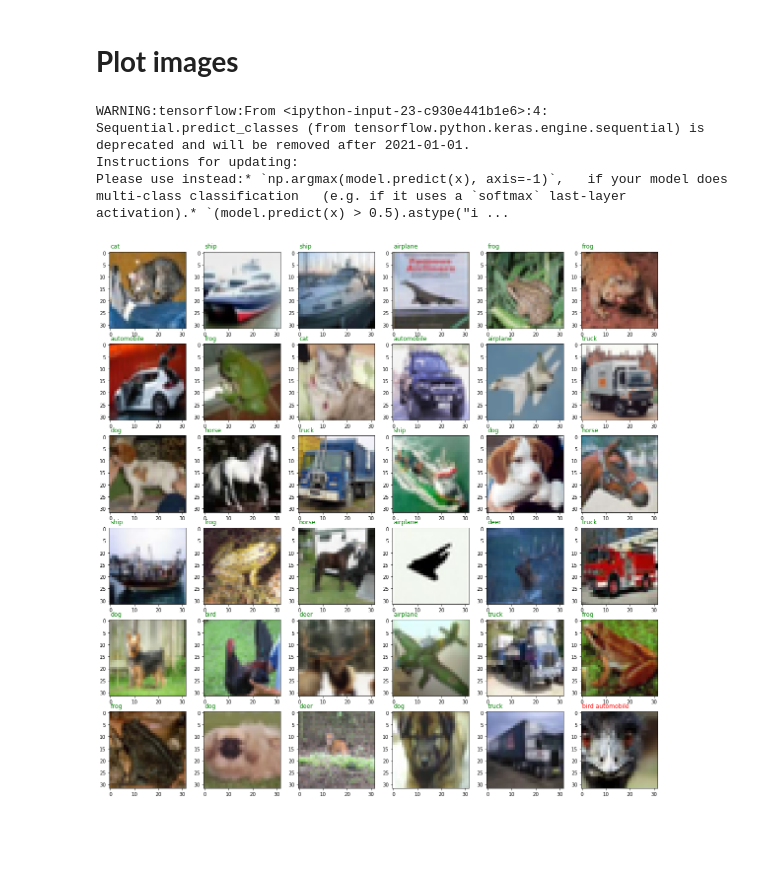
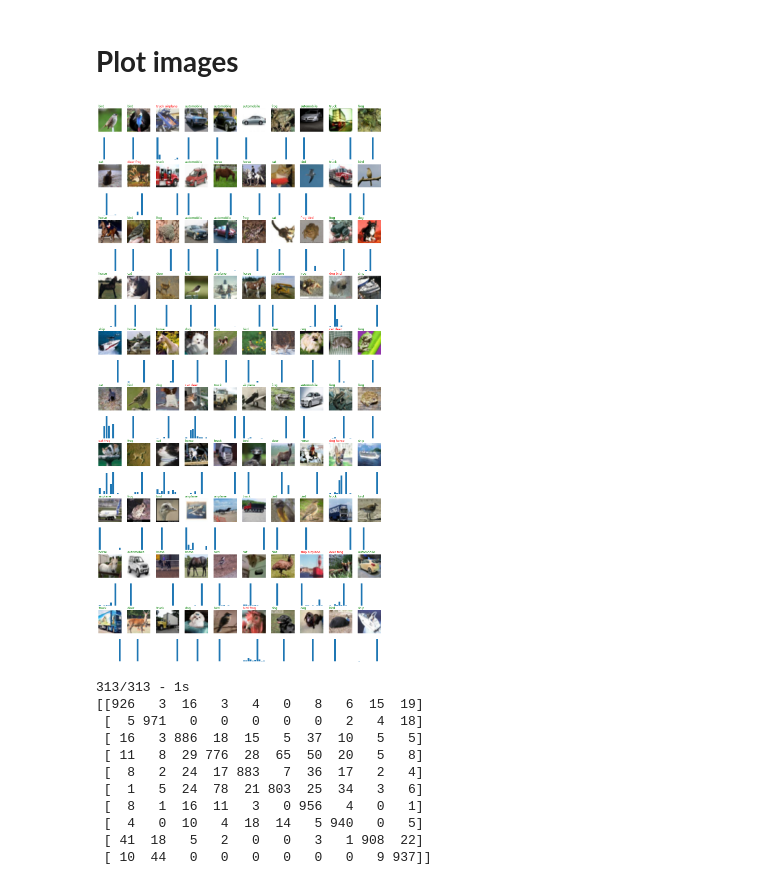
Before and after one commit to marcinwolter/MachineLearning2020, a Jupyter notebook: CNN_with_Image_Augmentation.ipynb, the cells around one changed output. Saved outputs shown, nothing was run; the diff lists cells and outputs as text; code cells hidden in the pictures; blank space fills up the shorter version.

```diff
--- a/CNN_with_Image_Augmentation.ipynb
+++ b/CNN_with_Image_Augmentation.ipynb
@@ -41,11 +40,11 @@ Downloading data from https://www.cs.toronto.edu/~kriz/cifar-10-python.tar.gz
 # %%
 # set up image augmentation
 datagen = ImageDataGenerator(
-    rotation_range=15,
+    rotation_range=30,
     horizontal_flip=True,
-    width_shift_range=0.1,
-    height_shift_range=0.1
-    #zoom_range=0.3
+    width_shift_range=0.2,
+    height_shift_range=0.2,
+    zoom_range=0.25
     )
 datagen.fit(x_train)
 # %%
@@ -55,6 +54,7 @@ for X_batch, y_batch in datagen.flow(x_train, y_train, batch_size=9):
     for i in range(0, 9):
          plt.subplot(330 + 1 + i)
          plt.imshow(X_batch[i].astype(np.uint8))
+         plt.axis('off')
     plt.show()
     break
 # %% [output]
@@ -65,10 +65,11 @@ Augmentation of a single image
 # see example augmentation images
 fig = plt.figure(figsize=(12, 12))
 
-for i in range(0, 9):
+for i in range(0, 25):
     for X_batch, y_batch in datagen.flow(x_train[1:3], y_train[1:3], batch_size=1, shuffle=False):
-         plt.subplot(330 + 1 + i)
+         plt.subplot(5,5,i+1)
          plt.imshow(X_batch[0].astype(np.uint8))
+         plt.axis('off')
          break
 
 plt.show()
@@ -271,5 +272,5 @@ _________________________________________________________________
 # %%
 # train with image augmentation
 history2=model2.fit_generator(datagen.flow(x_train, y_train, batch_size=128),
-                    steps_per_epoch = len(x_train) / 128, epochs=100, validation_data=(x_test, y_test))
+                    steps_per_epoch = len(x_train) / 128, epochs=200, validation_data=(x_test, y_test))
 # %% [output]
@@ -311,22 +314,59 @@ model2_train_acc
 # %% [markdown]
 # **Plot images**
 # %%
-# Names of predicted classes
+# Names of predicted classes (randomly chosen images)
+
+import random
+
+
 class_names = ["airplane", "automobile", "bird", "cat", "deer", "dog", "frog", "horse", "ship", "truck"]
 
 y_pred = model2.predict_classes(x_test)
+y_pred_prob = model2.predict(x_test)
 
-fig = plt.figure(figsize=(20, 20))
-for i in range(0,36):
-    plt.subplot(6,6,i+1)
-    plt.imshow(xx_test[i])
-    if yy_test[i] == y_pred[i]:
-      plt.text(0, -2, class_names[int(yy_test[i])], color='green', fontsize=12)
+grid_w = 10
+grid_h = 10
+
+fig = plt.figure(figsize=(20, 40))
+for i in range(0,grid_w*grid_h):
+    i_pos = 2*(int(i/grid_w))*grid_w+ i%grid_w + 1
+    #print(i_pos)
+    plt.subplot(2*grid_h, grid_w, i_pos)
+    i_img = random.randint(0,len(xx_test))
+    plt.imshow(xx_test[i_img])
+    #plt.bar([0,1,2,3,4,5,6,7,8,9],y_test[i_img])
+    plt.axis('off')
+    if yy_test[i_img] == y_pred[i_img]:
+      plt.text(0, -2, class_names[int(yy_test[i_img])], color='green', fontsize=12)
     else:
-      plt.text(0, -2, class_names[int(yy_test[i])]+" "+class_names[y_pred[i]], color='red', fontsize=12)
+      plt.text(0, -2, class_names[int(yy_test[i_img])]+" "+class_names[y_pred[i_img]], color='red', fontsize=12)
+    plt.subplot(2*grid_h, grid_w, i_pos + grid_w)
+    plt.bar([0,1,2,3,4,5,6,7,8,9],y_pred_prob[i_img])
+    plt.axis('off')
+
 plt.show()
 # %% [output]
-WARNING:tensorflow:From <ipython-input-23-c930e441b1e6>:4: Sequential.predict_classes (from tensorflow.python.keras.engine.sequential) is deprecated and will be removed after 2021-01-01.
-Instructions for updating:
-Please use instead:* `np.argmax(model.predict(x), axis=-1)`,   if your model does multi-class classification   (e.g. if it uses a `softmax` last-layer activation).* `(model.predict(x) > 0.5).astype("i ...
-[figure, old version]
+[figure, new version]
+# %%
+# Confusion matrix result
+
+from sklearn.metrics import classification_report, confusion_matrix
+Y_pred = model2.predict(x_test, verbose=2)
+
+y_pred = np.argmax(Y_pred, axis=1)
+
+#confusion matrix
+cm = confusion_matrix(np.argmax(y_test,axis=1),y_pred)
+print(cm)
+# %% [output]
+313/313 - 1s
+[[926   3  16   3   4   0   8   6  15  19]
+ [  5 971   0   0   0   0   0   2   4  18]
+ [ 16   3 886  18  15   5  37  10   5   5]
+ [ 11   8  29 776  28  65  50  20   5   8]
+ [  8   2  24  17 883   7  36  17   2   4]
+ [  1   5  24  78  21 803  25  34   3   6]
+ [  8   1  16  11   3   0 956   4   0   1]
+ [  4   0  10   4  18  14   5 940   0   5]
+ [ 41  18   5   2   0   0   3   1 908  22]
+ [ 10  44   0   0   0   0   0   0   9 937]]
```
Also changed, not shown: parts of 13 cells of this notebook.
